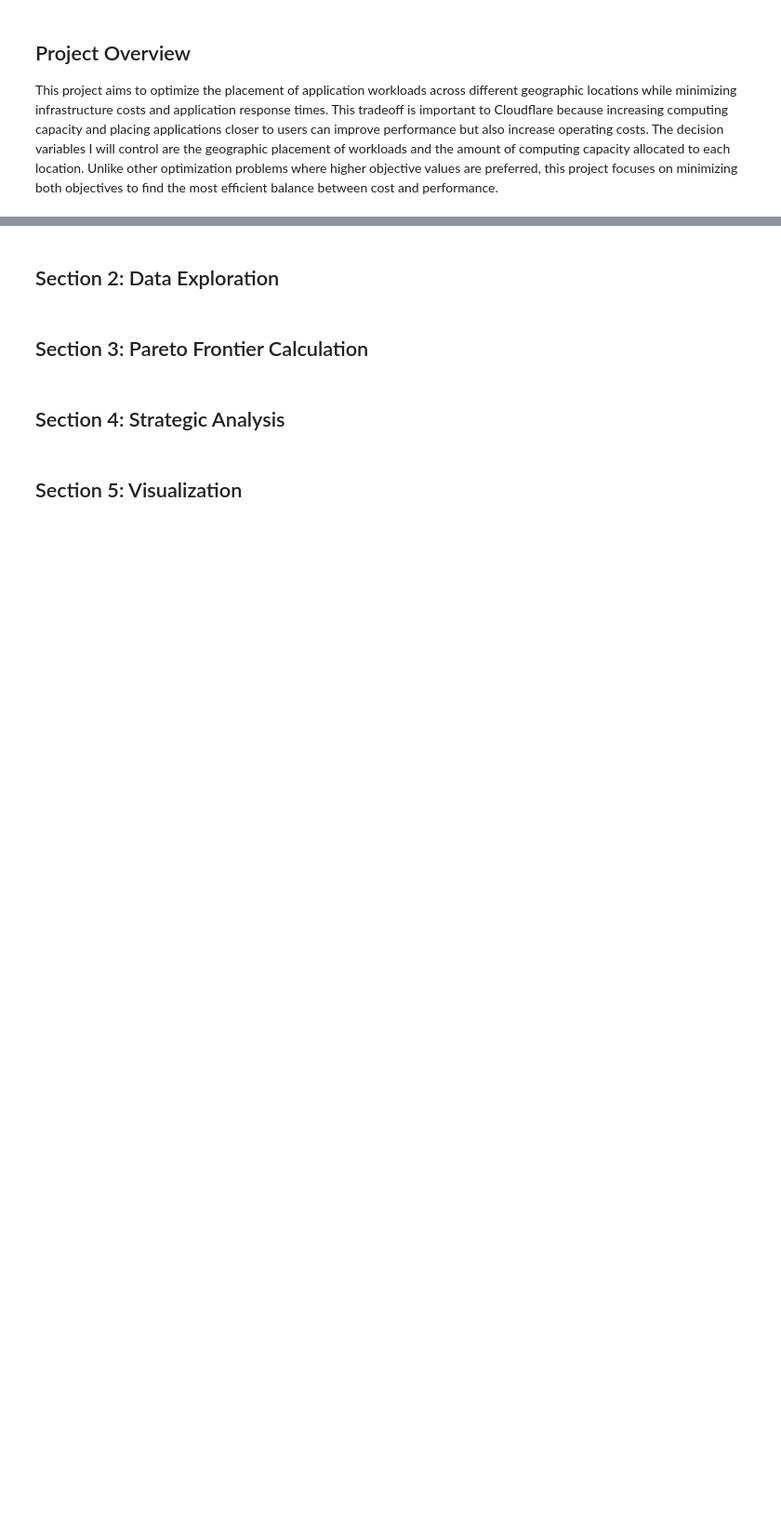
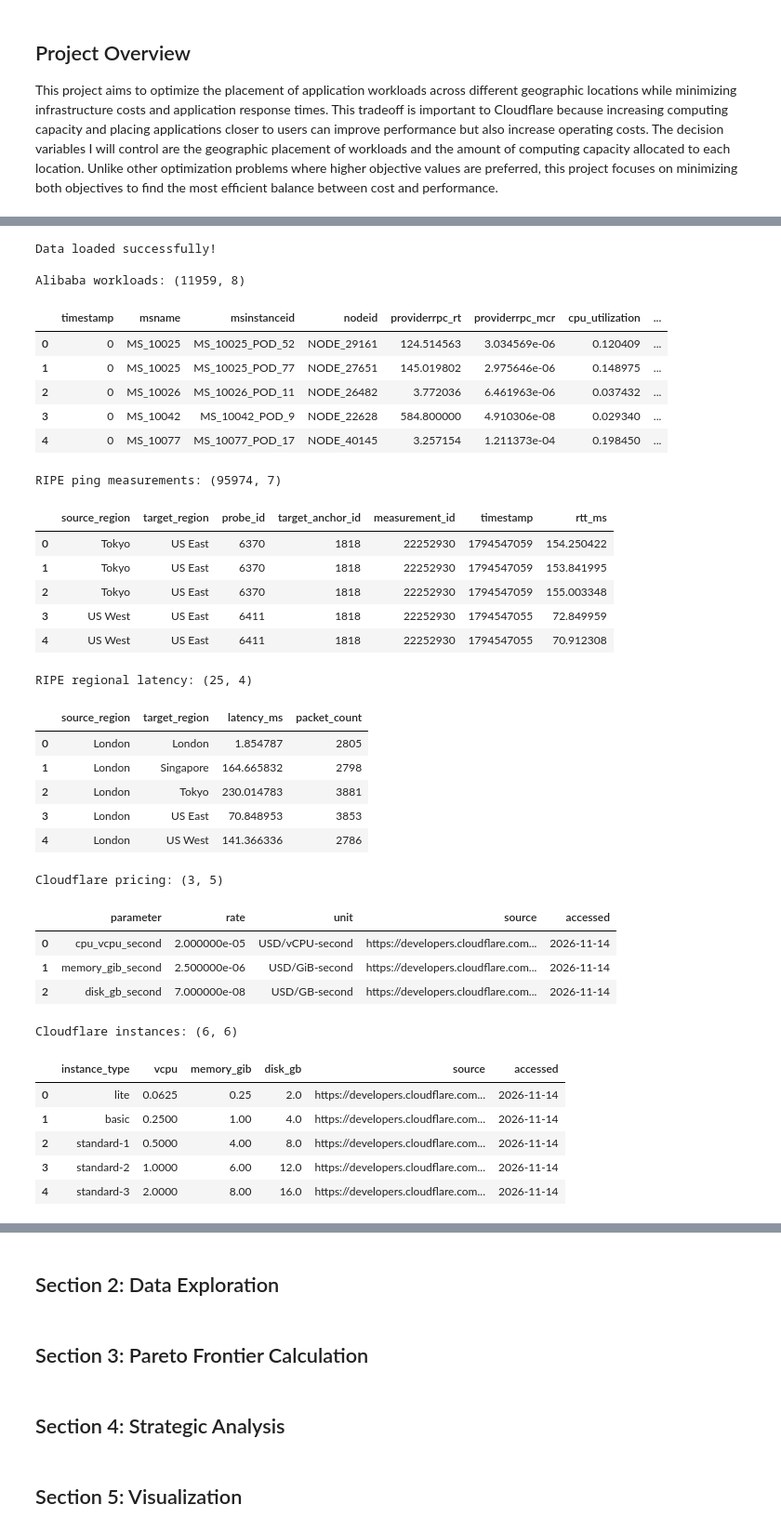
Before and after one commit to MostlyWhat/Infrastructure-Optimization-Engine, a Jupyter notebook: optimization_engine.ipynb, the cells around one changed output, grey strips where cells are left out. Shown at 93% size. Drawn from its saved outputs; the diff is of its cells as text; code cells hidden in the pictures; blank space fills up the shorter version.

Commit message:
feat: added project data and source documentation

```diff
--- a/optimization_engine.ipynb
+++ b/optimization_engine.ipynb
@@ -14,0 +17,76 @@ This project aims to optimize the placement of application workloads across diff
+# %%
+from pathlib import Path
+from itertools import combinations
+
+import pandas as pd
+import numpy as np
+import matplotlib.pyplot as plt
+from IPython.display import display
+
+
+data_folder = Path("data")
+image_folder = Path("images")
+image_folder.mkdir(exist_ok=True)
+
+# Load the files prepared by the download notebook.
+files = {
+    "Alibaba workloads": "alibaba_joined.csv",
+    "RIPE ping measurements": "original_ripe_ping_sample.csv",
+    "RIPE regional latency": "ripe_region_rtt.csv",
+    "Cloudflare pricing": "original_cloudflare_pricing.csv",
+    "Cloudflare instances": "original_cloudflare_instances.csv"
+}
+
+for filename in files.values():
+    if not (data_folder / filename).is_file():
+        raise FileNotFoundError(f"Missing {filename}. Run the download data notebook first.")
+
+joined = pd.read_csv(data_folder / files["Alibaba workloads"])
+network = pd.read_csv(data_folder / files["RIPE ping measurements"])
+network_summary = pd.read_csv(data_folder / files["RIPE regional latency"])
+pricing = pd.read_csv(data_folder / files["Cloudflare pricing"])
+instances = pd.read_csv(data_folder / files["Cloudflare instances"])
+
+print("Data loaded successfully!")
+
+for name, table in [("Alibaba workloads", joined), ("RIPE ping measurements", network),
+                    ("RIPE regional latency", network_summary), ("Cloudflare pricing", pricing),
+                    ("Cloudflare instances", instances)]:
+    print(f"\n{name}: {table.shape}")
+    display(table.head())
+# %% [output]
+Data loaded successfully!
+
+Alibaba workloads: (11959, 8)
+|  | timestamp | msname | msinstanceid | nodeid | providerrpc_rt | providerrpc_mcr | cpu_utilization | ... |
+| 0 | 0 | MS_10025 | MS_10025_POD_52 | NODE_29161 | 124.514563 | 3.034569e-06 | 0.120409 | ... |
+| 1 | 0 | MS_10025 | MS_10025_POD_77 | NODE_27651 | 145.019802 | 2.975646e-06 | 0.148975 | ... |
+| 2 | 0 | MS_10026 | MS_10026_POD_11 | NODE_26482 | 3.772036 | 6.461963e-06 | 0.037432 | ... |
+| 3 | 0 | MS_10042 | MS_10042_POD_9 | NODE_22628 | 584.800000 | 4.910306e-08 | 0.029340 | ... |
+| 4 | 0 | MS_10077 | MS_10077_POD_17 | NODE_40145 | 3.257154 | 1.211373e-04 | 0.198450 | ... |
+RIPE ping measurements: (95974, 7)
+|  | source_region | target_region | probe_id | target_anchor_id | measurement_id | timestamp | rtt_ms |
+| 0 | Tokyo | US East | 6370 | 1818 | 22252930 | 1794547059 | 154.250422 |
+| 1 | Tokyo | US East | 6370 | 1818 | 22252930 | 1794547059 | 153.841995 |
+| 2 | Tokyo | US East | 6370 | 1818 | 22252930 | 1794547059 | 155.003348 |
+| 3 | US West | US East | 6411 | 1818 | 22252930 | 1794547055 | 72.849959 |
+| 4 | US West | US East | 6411 | 1818 | 22252930 | 1794547055 | 70.912308 |
+RIPE regional latency: (25, 4)
+|  | source_region | target_region | latency_ms | packet_count |
+| 0 | London | London | 1.854787 | 2805 |
+| 1 | London | Singapore | 164.665832 | 2798 |
+| 2 | London | Tokyo | 230.014783 | 3881 |
+| 3 | London | US East | 70.848953 | 3853 |
+| 4 | London | US West | 141.366336 | 2786 |
+Cloudflare pricing: (3, 5)
+|  | parameter | rate | unit | source | accessed |
+| 0 | cpu_vcpu_second | 2.000000e-05 | USD/vCPU-second | https://developers.cloudflare.com... | 2026-11-14 |
+| 1 | memory_gib_second | 2.500000e-06 | USD/GiB-second | https://developers.cloudflare.com... | 2026-11-14 |
+| 2 | disk_gb_second | 7.000000e-08 | USD/GB-second | https://developers.cloudflare.com... | 2026-11-14 |
+Cloudflare instances: (6, 6)
+|  | instance_type | vcpu | memory_gib | disk_gb | source | accessed |
+| 0 | lite | 0.0625 | 0.25 | 2.0 | https://developers.cloudflare.com... | 2026-11-14 |
+| 1 | basic | 0.2500 | 1.00 | 4.0 | https://developers.cloudflare.com... | 2026-11-14 |
+| 2 | standard-1 | 0.5000 | 4.00 | 8.0 | https://developers.cloudflare.com... | 2026-11-14 |
+| 3 | standard-2 | 1.0000 | 6.00 | 12.0 | https://developers.cloudflare.com... | 2026-11-14 |
+| 4 | standard-3 | 2.0000 | 8.00 | 16.0 | https://developers.cloudflare.com... | 2026-11-14 |
```
Also changed, not shown: parts of 7 cells of this notebook, 13 other files.
